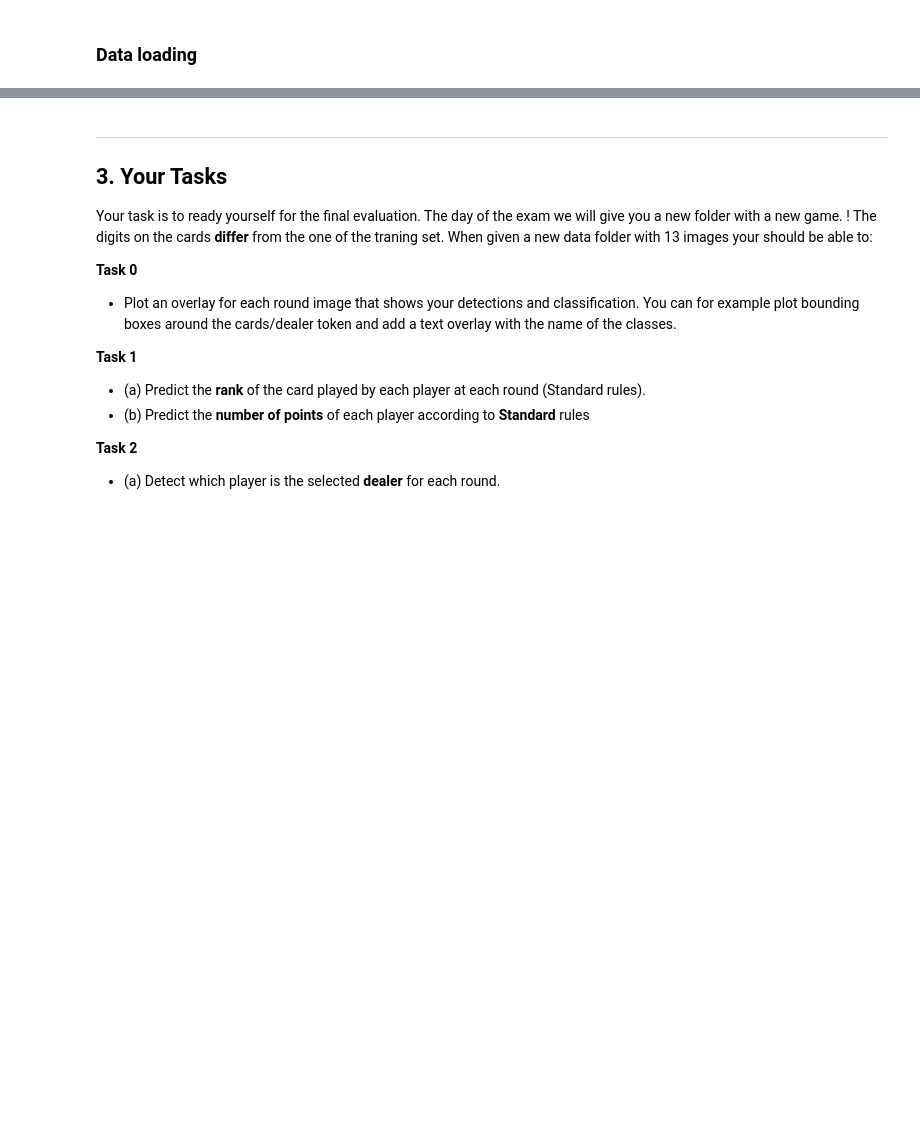
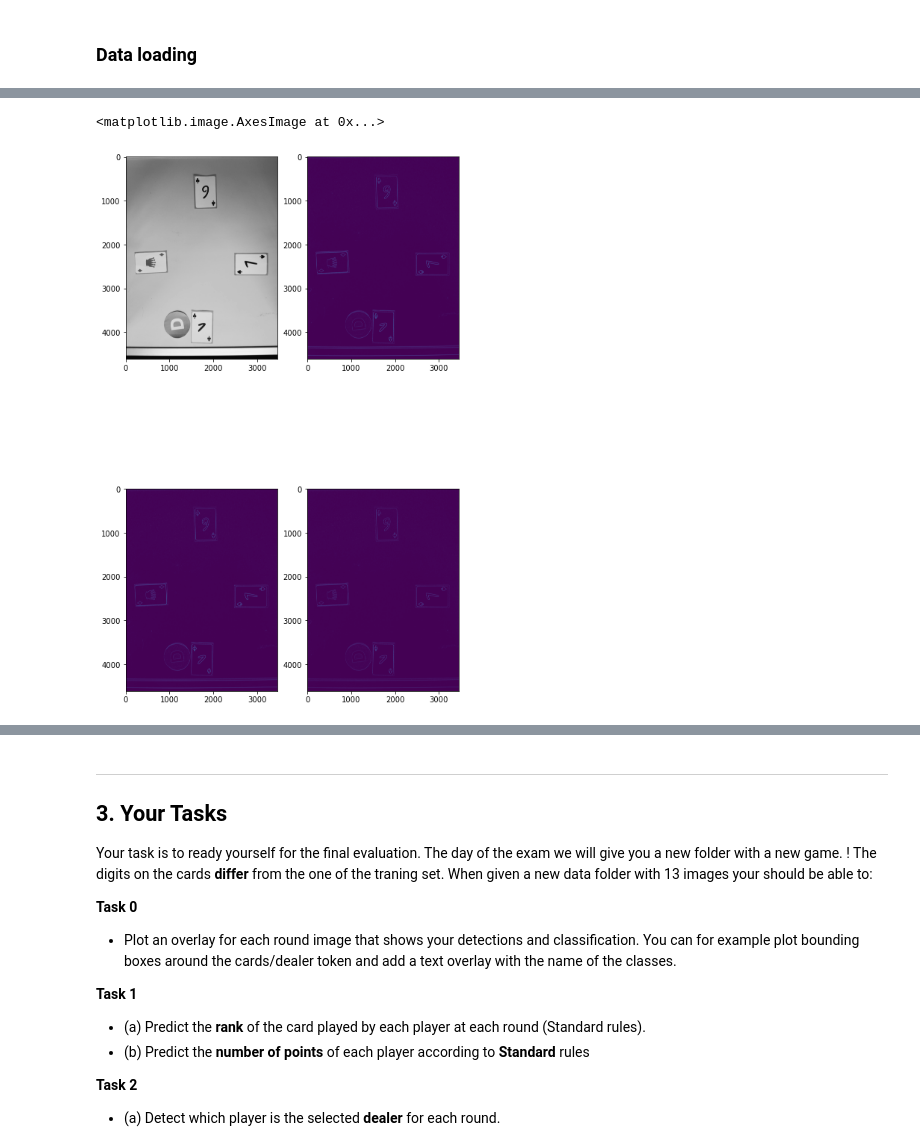
Before and after one commit to Ghalicb/IAPR-squad-lab, a Jupyter notebook: project/project.ipynb, the cells around one changed output, grey strips where cells are left out. Saved outputs shown, nothing was run; the diff lists cells and outputs as text; code cells hidden in the pictures; blank space fills up the shorter version.

```diff
--- a/project/project.ipynb
+++ b/project/project.ipynb
@@ -137,2 +143,15 @@ plt.show()
+# %%
+fig, ax = plt.subplots(2, 2, figsize=(8,15))
+gray = rgb2gray(dict_data['game7']['round6'])
+ax[0][0].imshow(gray, cmap="gray")
+prewit = prewitt(gray)
+ax[0][1].imshow(prewit)
+sobel = sobel(gray)
+ax[1][0].imshow(sobel)
+roberts = roberts(gray)
+ax[1][1].imshow(roberts)
+# %% [output]
+<matplotlib.image.AxesImage at 0x...>
+[figure, added]
 # %%
 from skimage.transform import resize
```
Also changed, not shown: parts of 27 cells of this notebook, 1 other file.
